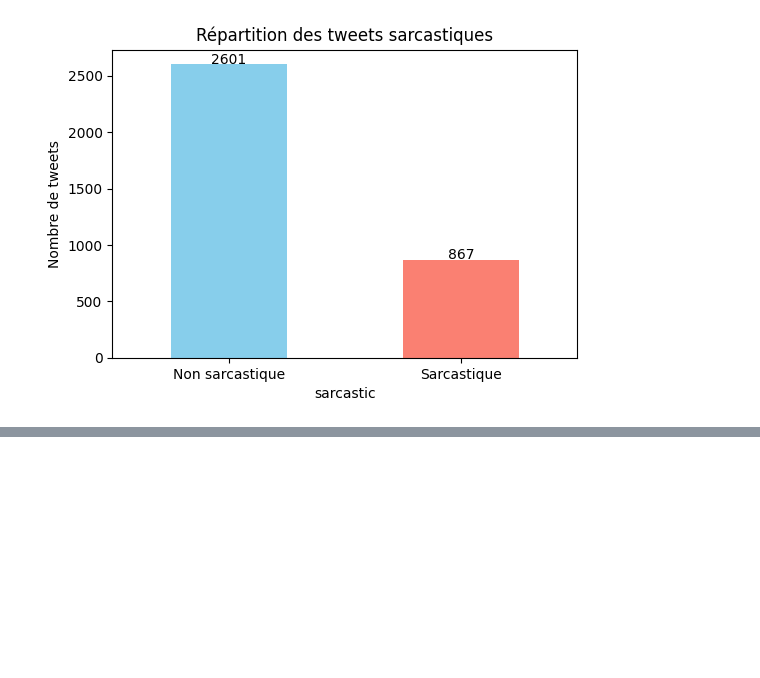
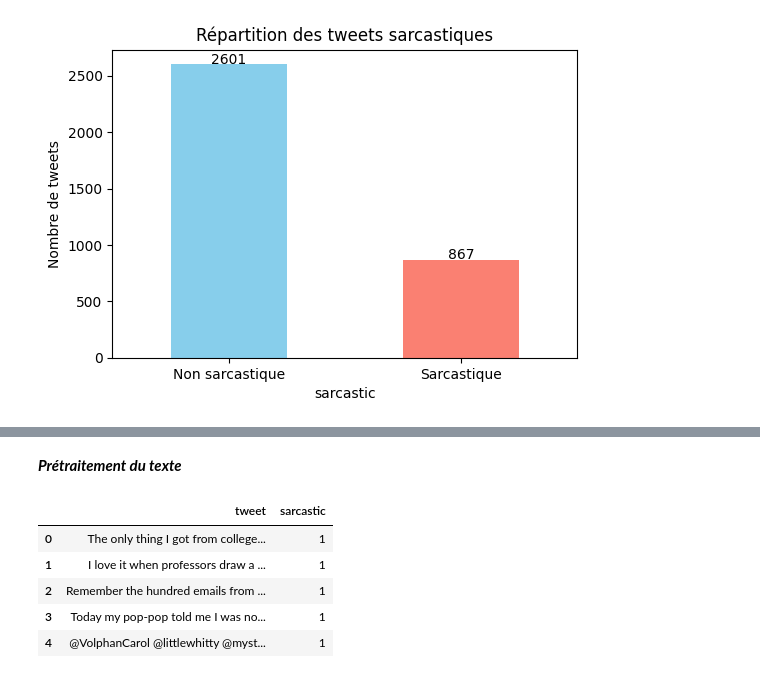
Before and after one commit to BrahimAbid004/iSarcasmEval_En_Project, a Jupyter notebook: nettoyage.ipynb, the cells around one changed output, grey strips where cells are left out. Cells and saved outputs as stored; diff of their text form; code cells hidden in the pictures; blank space fills up the shorter version.

```diff
--- a/nettoyage.ipynb
+++ b/nettoyage.ipynb
@@ -100,0 +101,12 @@ plt.show()
+# %% [markdown]
+***Prétraitement du texte***
+# %%
+train_data=train_data[["tweet","sarcastic"]]
+train_data.head()
+# %% [output]
+|  | tweet | sarcastic |
+| 0 | The only thing I got from college... | 1 |
+| 1 | I love it when professors draw a ... | 1 |
+| 2 | Remember the hundred emails from ... | 1 |
+| 3 | Today my pop-pop told me I was no... | 1 |
+| 4 | @VolphanCarol @littlewhitty @myst... | 1 |
```
Also changed, not shown: parts of 6 cells of this notebook.
